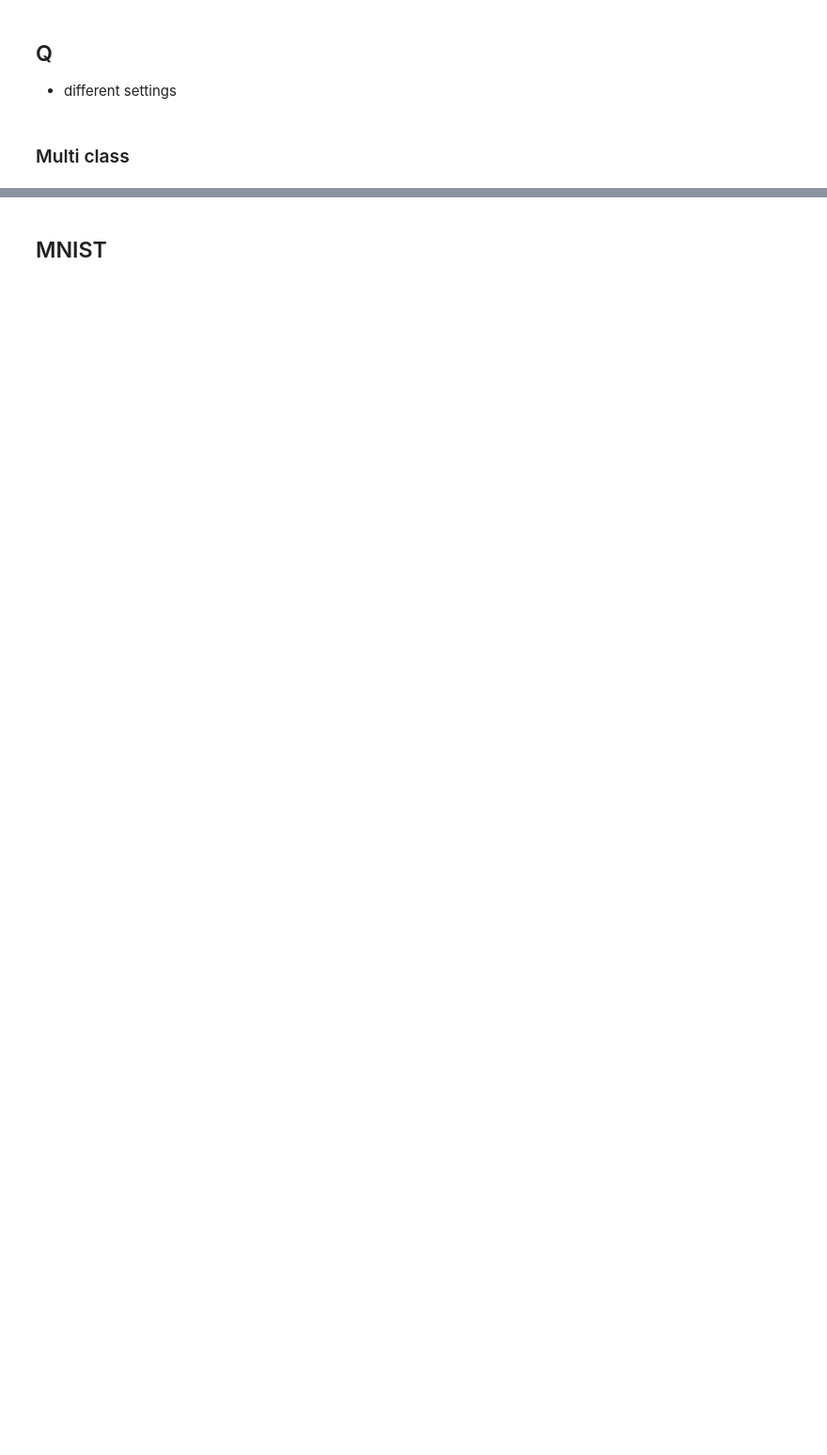
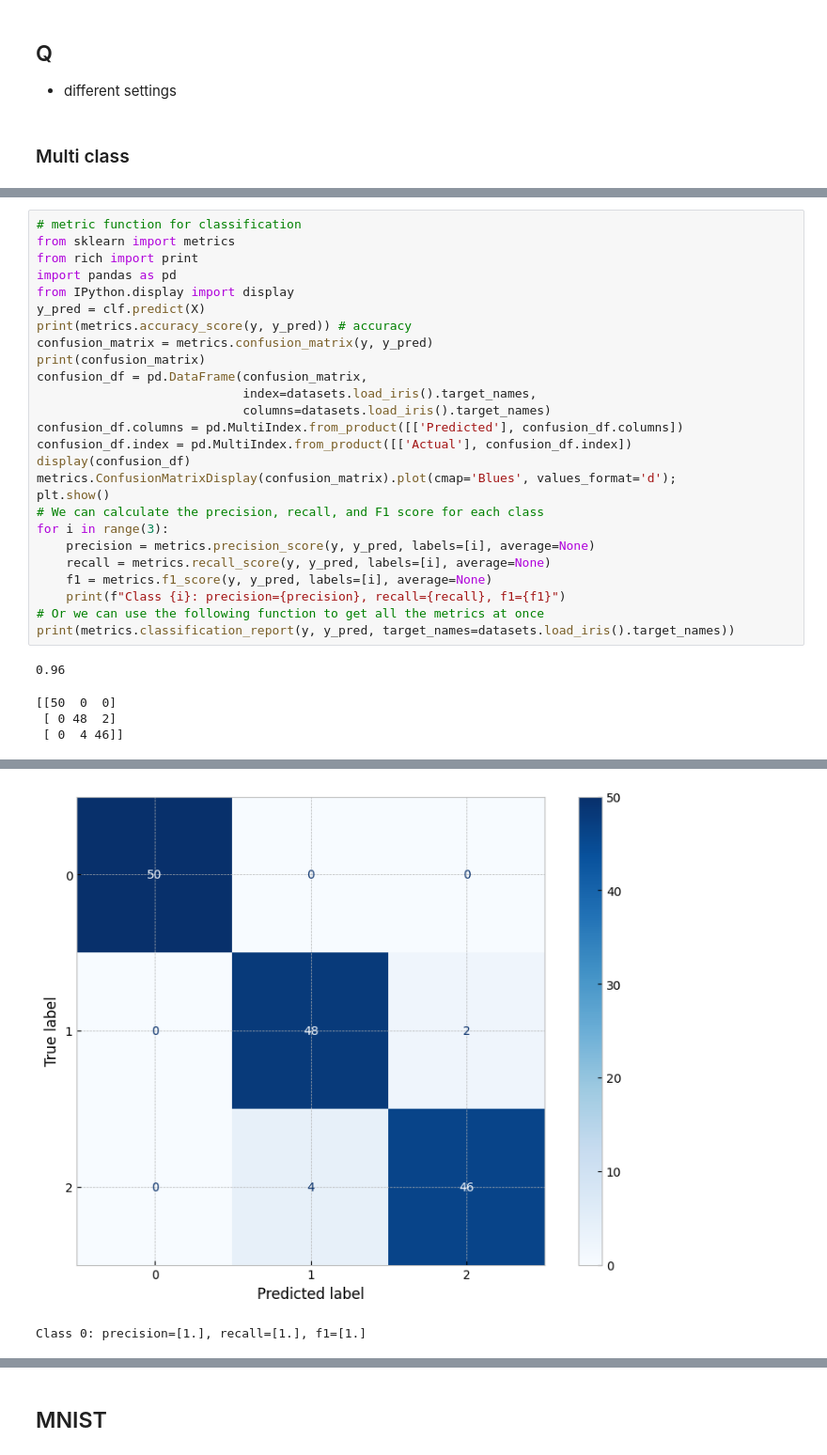
Before and after one commit to tjwei/DataScienceSoftware2024, a Jupyter notebook: 04-machine_learning/03-Logistic Regression.ipynb, the cells around one changed output, grey strips where cells are left out. Shown at 94% size. Drawn from its saved outputs; the diff is of its cells as text; blank space fills up the shorter version.

```diff
--- a/04-machine_learning/03-Logistic Regression.ipynb
+++ b/04-machine_learning/03-Logistic Regression.ipynb
@@ -156,0 +156,31 @@ plt.scatter(X[:,0], X[:, 1],  c=["rgb"[i] for i in y], zorder=10, s=20);
+# %%
+# metric function for classification
+from sklearn import metrics
+from rich import print
+import pandas as pd
+from IPython.display import display
+y_pred = clf.predict(X)
+print(metrics.accuracy_score(y, y_pred)) # accuracy
+confusion_matrix = metrics.confusion_matrix(y, y_pred)
+print(confusion_matrix)
+confusion_df = pd.DataFrame(confusion_matrix,
+                            index=datasets.load_iris().target_names,
+                            columns=datasets.load_iris().target_names)
+confusion_df.columns = pd.MultiIndex.from_product([['Predicted'], confusion_df.columns])
+confusion_df.index = pd.MultiIndex.from_product([['Actual'], confusion_df.index])
+display(confusion_df)
+metrics.ConfusionMatrixDisplay(confusion_matrix).plot(cmap='Blues', values_format='d');
+plt.show()
+# We can calculate the precision, recall, and F1 score for each class
+for i in range(3):
+    precision = metrics.precision_score(y, y_pred, labels=[i], average=None)
+    recall = metrics.recall_score(y, y_pred, labels=[i], average=None)
+    f1 = metrics.f1_score(y, y_pred, labels=[i], average=None)
+    print(f"Class {i}: precision={precision}, recall={recall}, f1={f1}")
+# Or we can use the following function to get all the metrics at once
+print(metrics.classification_report(y, y_pred, target_names=datasets.load_iris().target_names))
+# %% [output]
+0.96
+[[50  0  0]
+ [ 0 48  2]
+ [ 0  4 46]]
@@ -156,0 +192,2 @@ plt.scatter(X[:,0], X[:, 1],  c=["rgb"[i] for i in y], zorder=10, s=20);
+[figure, added]
+Class 0: precision=[1.], recall=[1.], f1=[1.]
```
Also changed, not shown: parts of 36 cells of this notebook, 1 other file.
